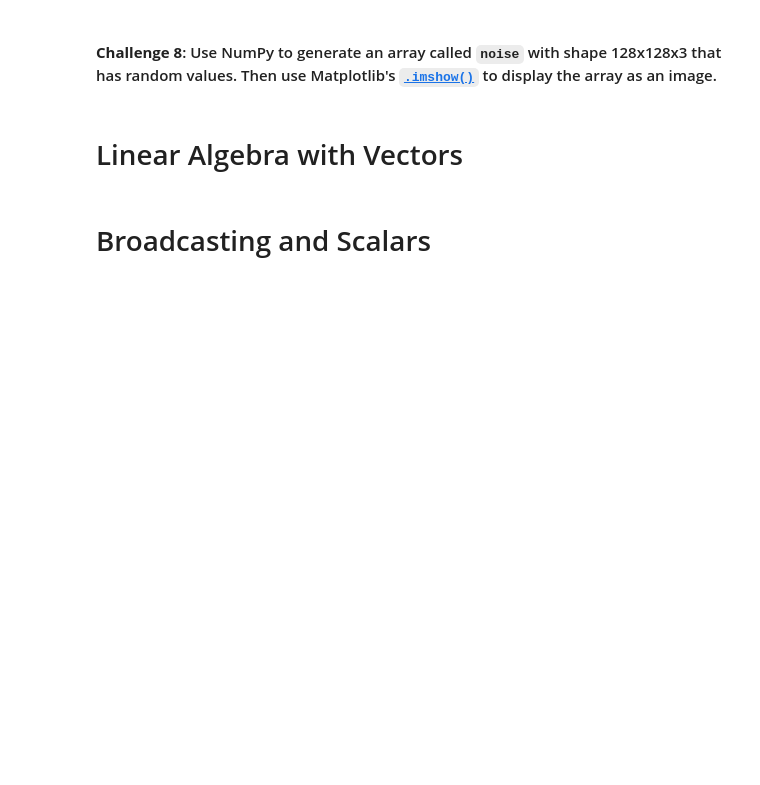
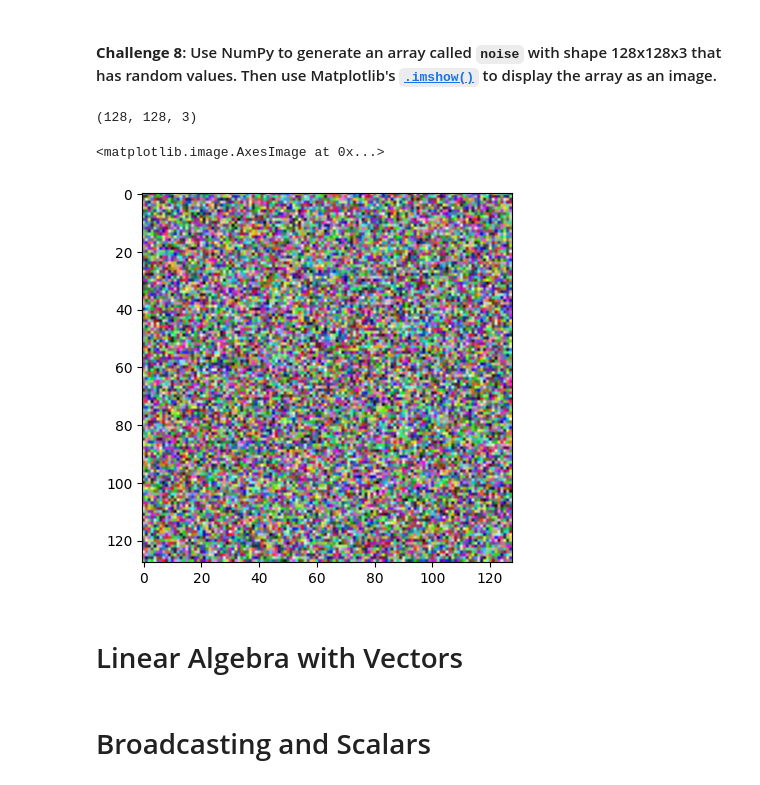
Before and after one commit to Lucasqrz1/100_Days_Of_Code, a Jupyter notebook: Day_77/Computation with NumPy (start)/Computation_with_NumPy_and_N_Dimensional_Arrays_(start).ipynb, the cells around one changed output. Drawn from its saved outputs; the diff is of its cells as text; code cells hidden in the pictures; blank space fills up the shorter version.

```diff
--- a/Day_77/Computation with NumPy (start)/Computation_with_NumPy_and_N_Dimensional_Arrays_(start).ipynb
+++ b/Day_77/Computation with NumPy (start)/Computation_with_NumPy_and_N_Dimensional_Arrays_(start).ipynb
@@ -132,5 +189,13 @@ Hint: Use the [`.random()` function](https://numpy.org/doc/stable/reference/rand
 # %% [markdown]
 #### **Challenge 8**: Use NumPy to generate an array called `noise` with shape 128x128x3 that has random values. Then use Matplotlib's [`.imshow()`](https://matplotlib.org/3.1.1/api/_as_gen/matplotlib.pyplot.imshow.html) to display the array as an image.
+# %%
+noise = np.random.random((128,128,3)) # Create a random noise image
+print(noise.shape) # Check the shape of the noise image
+plt.imshow(noise) # Display the noise image
+# %% [output]
+(128, 128, 3)
+<matplotlib.image.AxesImage at 0x...>
+[figure, added]
 # %% [markdown]
 # Linear Algebra with Vectors
 # %%
```
Also changed, not shown: parts of 7 cells of this notebook.
